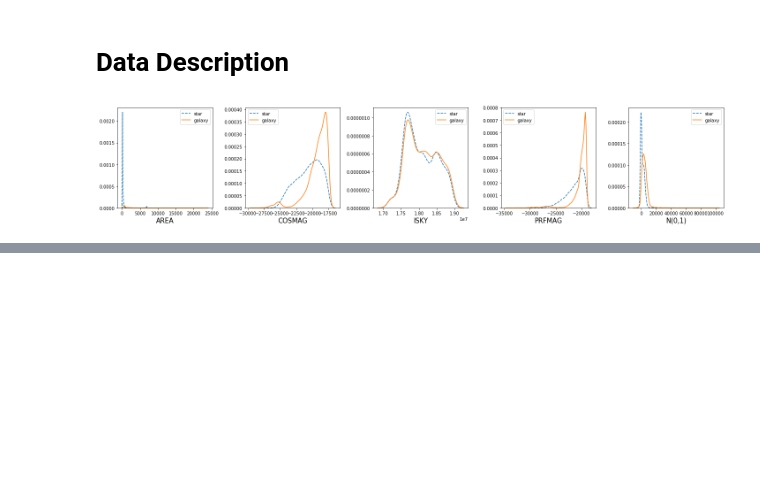
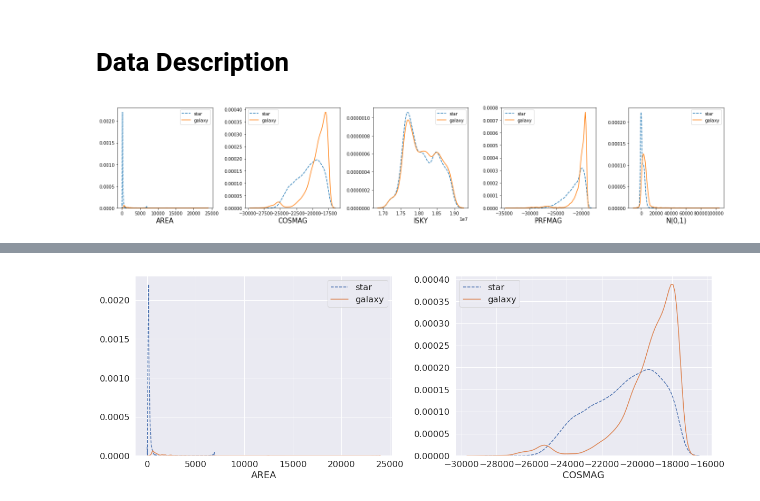
Before and after one commit to imran-marwat/sky-catalogue-classification-project, a Jupyter notebook: notebooks/data-description.ipynb, the cells around one changed output, grey strips where cells are left out. Saved outputs shown, nothing was run; the diff lists cells and outputs as text; code cells hidden in the pictures; blank space fills up the shorter version.

```diff
--- a/notebooks/data-description.ipynb
+++ b/notebooks/data-description.ipynb
@@ -34,5 +34,5 @@ X_temp, X_raw_test, yy_temp, yy_test = train_test_split(X_raw, yy, test_size=0.1
 #22% of 90% = 20%
 X_raw_train, X_raw_val, yy_train, yy_val = train_test_split(X_temp, yy_temp, test_size=0.22, random_state=random_state)
 
-uki823_rel_df = X_raw_train
+uki823_rel_df = X_raw_train.iloc[:, relevant_indices]
 # %%
@@ -77,0 +65,15 @@ uki823_rel_df_star.describe()
+# %%
+sns.set(font_scale=1.5)
+fig, ax = plt.subplots(1, 2, figsize=(17,6))
+
+sns.distplot(uki823_rel_df_star["AREA"], ax=ax[0], label="star", hist=False, kde_kws={"linestyle": "--"})
+sns.distplot(uki823_rel_df_gala["AREA"], ax=ax[0], label="galaxy", hist=False)
+
+sns.distplot(uki823_rel_df_star["COSMAG"], ax=ax[1], label="star", hist=False, kde_kws={"linestyle": "--"})
+sns.distplot(uki823_rel_df_gala["COSMAG"], ax=ax[1], label="galaxy", hist=False)
+
+fig.tight_layout()
+fig.savefig(img_dir_db + 'area-cosmag-plots.pdf', format='pdf', dpi=1200)
+sns.set()
+# %% [output]
+[figure, added]
```
Also changed, not shown: parts of 14 cells of this notebook, 2 other files.
